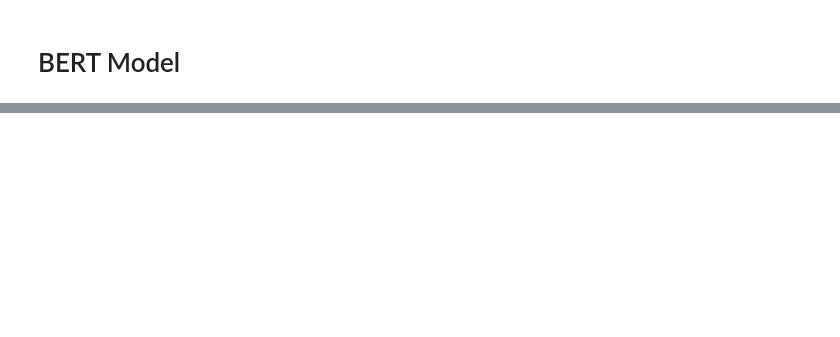
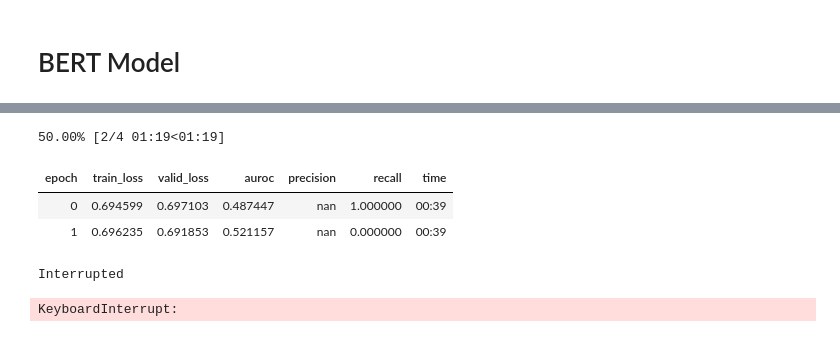
Before and after one commit to littlefieldnick/MIMIC-NLP, a Jupyter notebook: readmission-prediction/readmission-bert-subsampling.ipynb, the cells around one changed output, grey strips where cells are left out. Saved outputs shown, nothing was run; the diff lists cells and outputs as text; code cells hidden in the pictures; blank space fills up the shorter version.

```diff
--- a/readmission-prediction/readmission-bert-subsampling.ipynb
+++ b/readmission-prediction/readmission-bert-subsampling.ipynb
@@ -86,3 +150,12 @@ learner.fit_one_cycle(5, max_lr=5e-06, moms=(0.8,0.7), pct_start=0.2)
+# %%
+learner.fit_one_cycle(4, 1.1e-6)
+# %% [output]
+50.00% [2/4 01:19<01:19]
+| epoch | train_loss | valid_loss | auroc | precision | recall | time |
+| 0 | 0.694599 | 0.697103 | 0.487447 | nan | 1.000000 | 00:39 |
+| 1 | 0.696235 | 0.691853 | 0.521157 | nan | 0.000000 | 00:39 |
+Interrupted
+KeyboardInterrupt:
 # %%
 learner.save("clinical-bert-1")
 # %%
```
Also changed, not shown: parts of 23 cells of this notebook.
